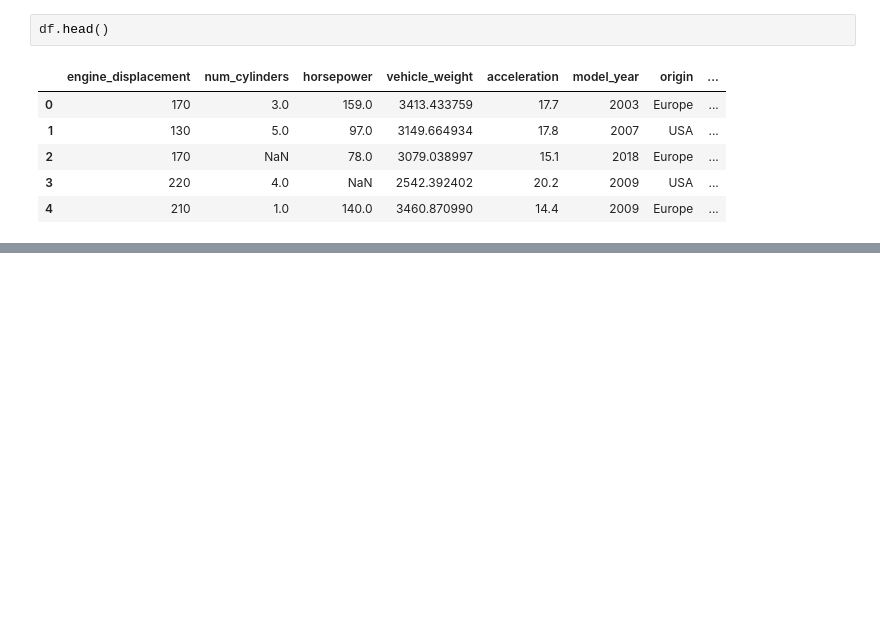
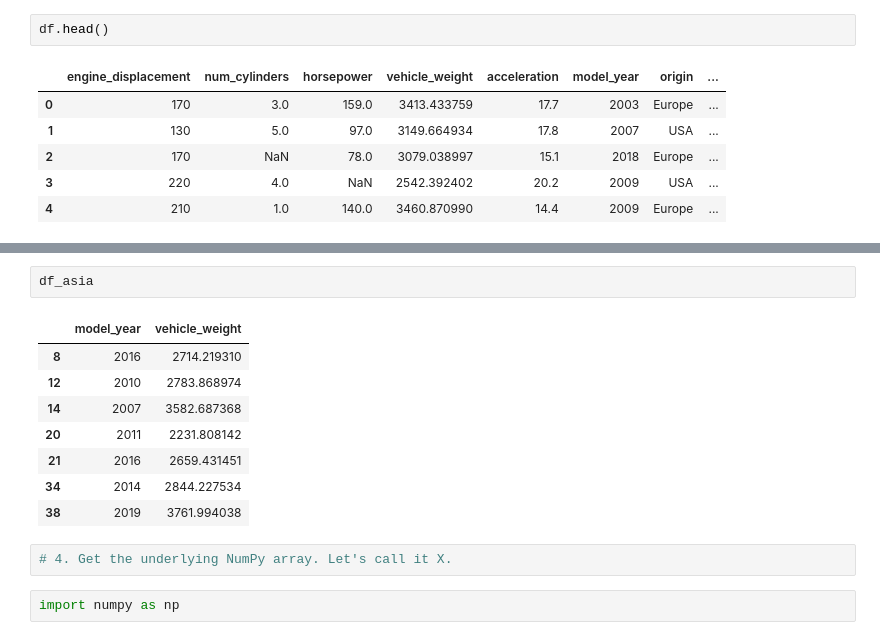
Before and after one commit to KongEschool/machine-learning-zoomcamp, a Jupyter notebook: 01-into/homework.ipynb, the cells around one changed output, grey strips where cells are left out. Drawn from its saved outputs; the diff is of its cells as text; blank space fills up the shorter version.

```diff
--- a/01-into/homework.ipynb
+++ b/01-into/homework.ipynb
@@ -13,0 +179,15 @@ df.head()
+# %%
+df_asia
+# %% [output]
+|  | model_year | vehicle_weight |
+| 8 | 2016 | 2714.219310 |
+| 12 | 2010 | 2783.868974 |
+| 14 | 2007 | 3582.687368 |
+| 20 | 2011 | 2231.808142 |
+| 21 | 2016 | 2659.431451 |
+| 34 | 2014 | 2844.227534 |
+| 38 | 2019 | 3761.994038 |
+# %%
+# 4. Get the underlying NumPy array. Let's call it X.
+# %%
+import numpy as np
```
Also changed, not shown: parts of 29 cells of this notebook.
